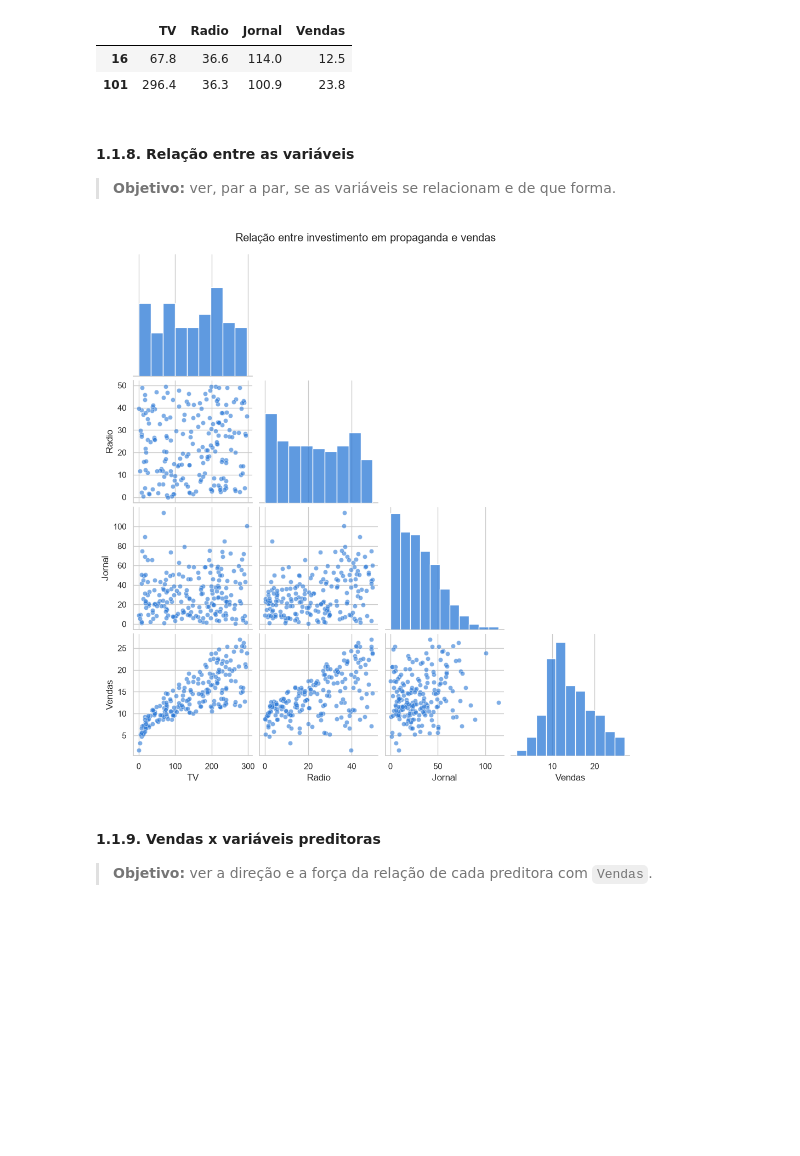
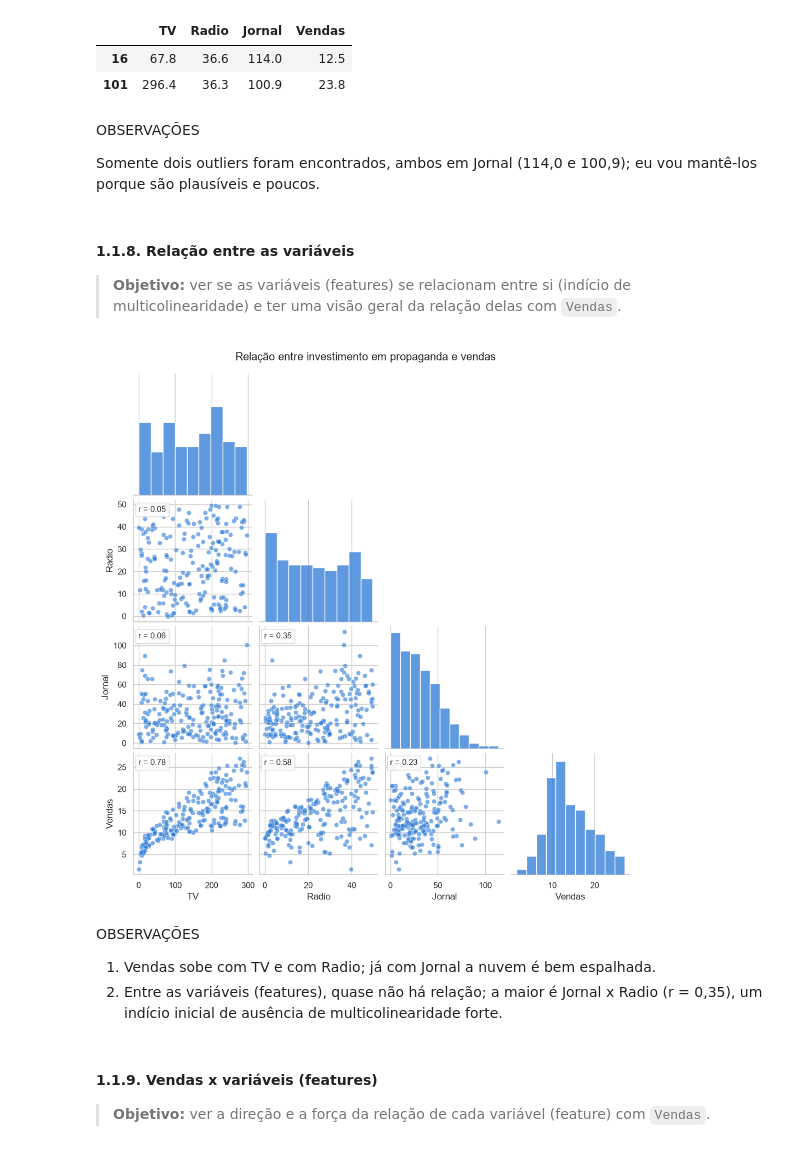
Before and after one commit to joaopdroslv/modelos-de-regressao-pucminas, a Jupyter notebook: Atividades/Lista_1/notebooks/Lista_1 - Análises.ipynb, the cells around one changed output. Drawn from its saved outputs; the diff is of its cells as text; code cells hidden in the pictures; blank space fills up the shorter version.

```diff
--- a/Atividades/Lista_1/notebooks/Lista_1 - Análises.ipynb
+++ b/Atividades/Lista_1/notebooks/Lista_1 - Análises.ipynb
@@ -144,0 +193,14 @@ plt.show()
+# %%
+# Q-Q plot: quanto mais próximos da reta os pontos, mais próxima da normal é a distribuição
+fig, axes = plt.subplots(1, 4, figsize=(18, 4.5))
+
+for ax, coluna in zip(axes, propagandas.columns):
+    stats.probplot(propagandas[coluna], dist='norm', plot=ax)
+    ax.get_lines()[0].set(color=cor, alpha=0.6)
+    ax.get_lines()[1].set(color='black')
+    ax.set_title(f'{coluna} (W = {shapiro.loc[coluna, "W"]:.3f})')
+    ax.set_xlabel('Quantis teóricos')
+    ax.set_ylabel('Quantis observados' if coluna == 'TV' else '')
+
+plt.tight_layout()
+plt.show()
@@ -170,18 +241,36 @@ dtype: int64
 |  | TV | Radio | Jornal | Vendas |
 | 16 | 67.8 | 36.6 | 114.0 | 12.5 |
 | 101 | 296.4 | 36.3 | 100.9 | 23.8 |
+# %% [markdown]
+OBSERVAÇÕES
+
+Somente dois outliers foram encontrados, ambos em Jornal (114,0 e 100,9); eu vou mantê-los porque são plausíveis e poucos.
 # %% [markdown]
 #### 1.1.8. Relação entre as variáveis
 
-> **Objetivo:** ver, par a par, se as variáveis se relacionam e de que forma.
+> **Objetivo:** ver se as variáveis (features) se relacionam entre si (indício de multicolinearidade) e ter uma visão geral da relação delas com `Vendas`.
 # %%
 grafico = sns.pairplot(propagandas, corner=True, plot_kws={'color': cor, 'alpha': 0.6}, diag_kws={'color': cor})
+
+# Escreve o coeficiente de correlação de Pearson (r) em cada gráfico de dispersão
+def anota_r(x, y, **kwargs):
+    r = x.corr(y)
+    ax = plt.gca()
+    ax.text(0.04, 0.95, f'r = {r:.2f}', transform=ax.transAxes, va='top', fontsize=11,
+            bbox={'facecolor': 'white', 'edgecolor': 'lightgray', 'alpha': 0.9})
+
+grafico.map_lower(anota_r)
 grafico.figure.suptitle('Relação entre investimento em propaganda e vendas', y=1.02)
 plt.show()
 # %% [output]
-[figure, old version]
+[figure, new version]
+# %% [markdown]
+OBSERVAÇÕES
+
+1. Vendas sobe com TV e com Radio; já com Jornal a nuvem é bem espalhada.
+2. Entre as variáveis (features), quase não há relação; a maior é Jornal x Radio (r = 0,35), um indício inicial de ausência de multicolinearidade forte.
 # %% [markdown]
-#### 1.1.9. Vendas x variáveis preditoras
+#### 1.1.9. Vendas x variáveis (features)
 
-> **Objetivo:** ver a direção e a força da relação de cada preditora com `Vendas`.
+> **Objetivo:** ver a direção e a força da relação de cada variável (feature) com `Vendas`.
 # %%
```
Also changed, not shown: parts of 12 cells of this notebook.
